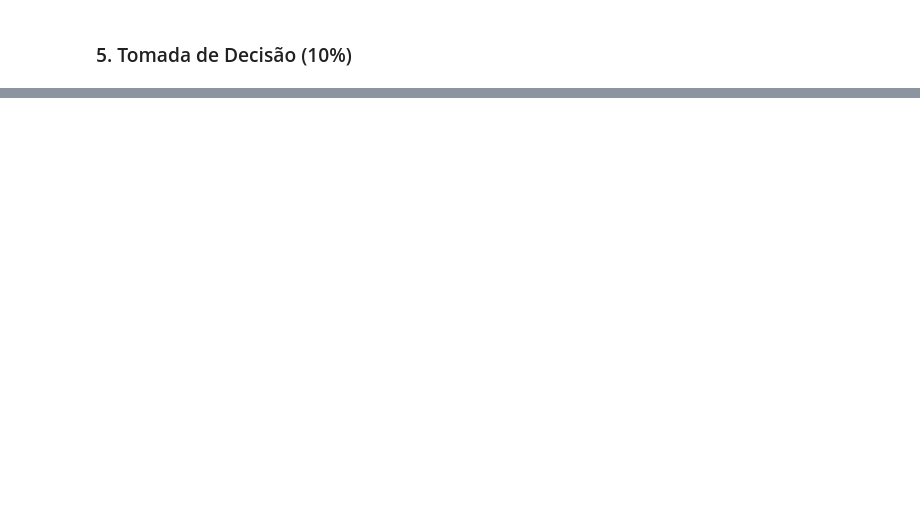
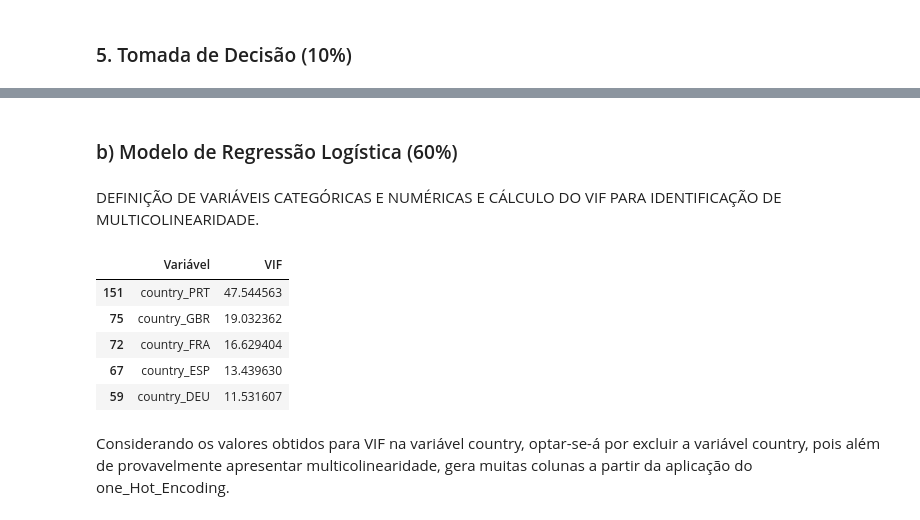
Before and after one commit to gustavo-plc/PyStatistics, a Jupyter notebook: AEDI_PROVA.ipynb, the cells around one changed output, grey strips where cells are left out. Cells and saved outputs as stored; diff of their text form; code cells hidden in the pictures; blank space fills up the shorter version.

```diff
--- a/AEDI_PROVA.ipynb
+++ b/AEDI_PROVA.ipynb
@@ -333,0 +561,17 @@ modelo.fit(X_train, y_train)
+# %%
+import pandas as pd
+
+# Especificação do caminho do arquivo csv
+
+path = '/content/drive/MyDrive/AEDI/hotel_bookings.csv'
+
+dados = pd.read_csv(path)
+
+# Estrutura da base
+dados.info()
+
+# Estatísticas para variáveis numéricas
+dados.describe()
+
+# Valores ausentes
+dados.isnull().sum().sort_values(ascending=False)
@@ -333,0 +682,60 @@ modelo.fit(X_train, y_train)
+# %% [markdown]
+### b) Modelo de Regressão Logística (60%)
+# %% [markdown]
+DEFINIÇÃO DE VARIÁVEIS CATEGÓRICAS E NUMÉRICAS E CÁLCULO DO VIF PARA IDENTIFICAÇÃO DE MULTICOLINEARIDADE.
+# %%
+import pandas as pd
+import numpy as np
+from statsmodels.stats.outliers_influence import variance_inflation_factor
+from statsmodels.tools.tools import add_constant
+
+numericas = [
+    'lead_time',
+    'adults',
+    'previous_cancellations',
+    'previous_bookings_not_canceled',
+    'adr'
+]
+
+categoricas = [
+    'arrival_date_month',
+    'country',
+    'deposit_type',
+    'customer_type'
+]
+
+# One-Hot Encoding
+dados_modelo = pd.get_dummies(dados[numericas + categoricas], drop_first=True)
+
+# Converte booleanos para inteiros
+dados_modelo = dados_modelo.astype(int)
+
+# Garante que todos são numéricos
+dados_modelo = dados_modelo.apply(pd.to_numeric, errors='coerce')
+dados_modelo = dados_modelo.replace([np.inf, -np.inf], np.nan)
+dados_modelo = dados_modelo.dropna()
+
+# Amostragem de 30% dos dados para cálculo do VIF
+amostra = dados_modelo.sample(frac=0.1, random_state=42)
+
+# Cálculo do VIF
+X = add_constant(amostra)
+vif = pd.DataFrame()
+vif['Variável'] = X.columns
+vif['VIF'] = [variance_inflation_factor(X.values, i) for i in range(X.shape[1])]
+vif.sort_values(by='VIF', ascending=False)
+
+# Filtrar apenas as variáveis com VIF > 10 (desconsiderando a constante)
+vif_altas = vif[(vif['Variável'] != 'const') & (vif['VIF'] > 10)]
+
+# Exibir o resultado
+vif_altas.sort_values(by='VIF', ascending=False)
+# %% [output]
+|  | Variável | VIF |
+| 151 | country_PRT | 47.544563 |
+| 75 | country_GBR | 19.032362 |
+| 72 | country_FRA | 16.629404 |
+| 67 | country_ESP | 13.439630 |
+| 59 | country_DEU | 11.531607 |
+# %% [markdown]
+Considerando os valores obtidos para VIF na variável country, optar-se-á por excluir a variável country, pois além de provavelmente apresentar multicolinearidade, gera muitas colunas a partir da aplicação do one_Hot_Encoding.
```
Also changed, not shown: parts of 62 cells of this notebook.
